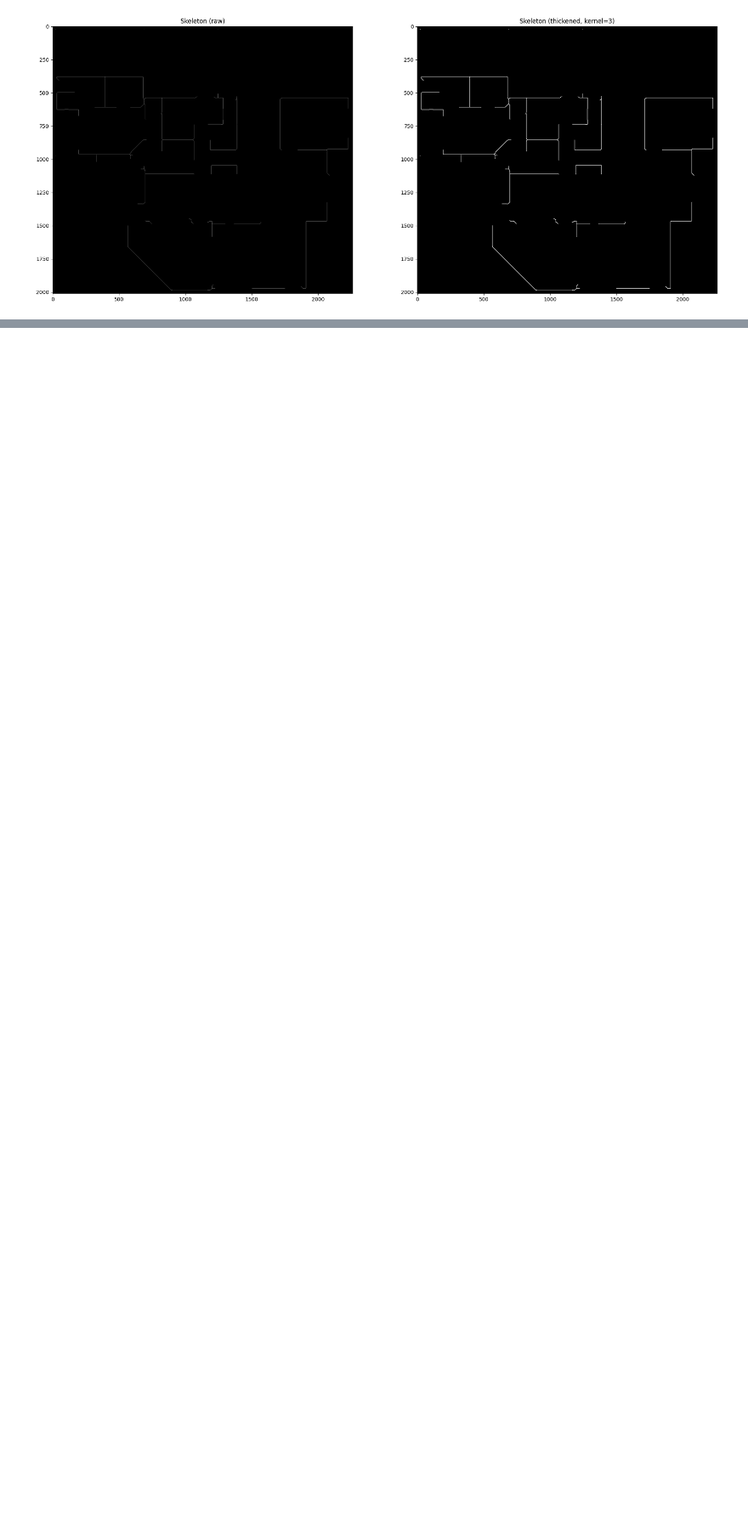
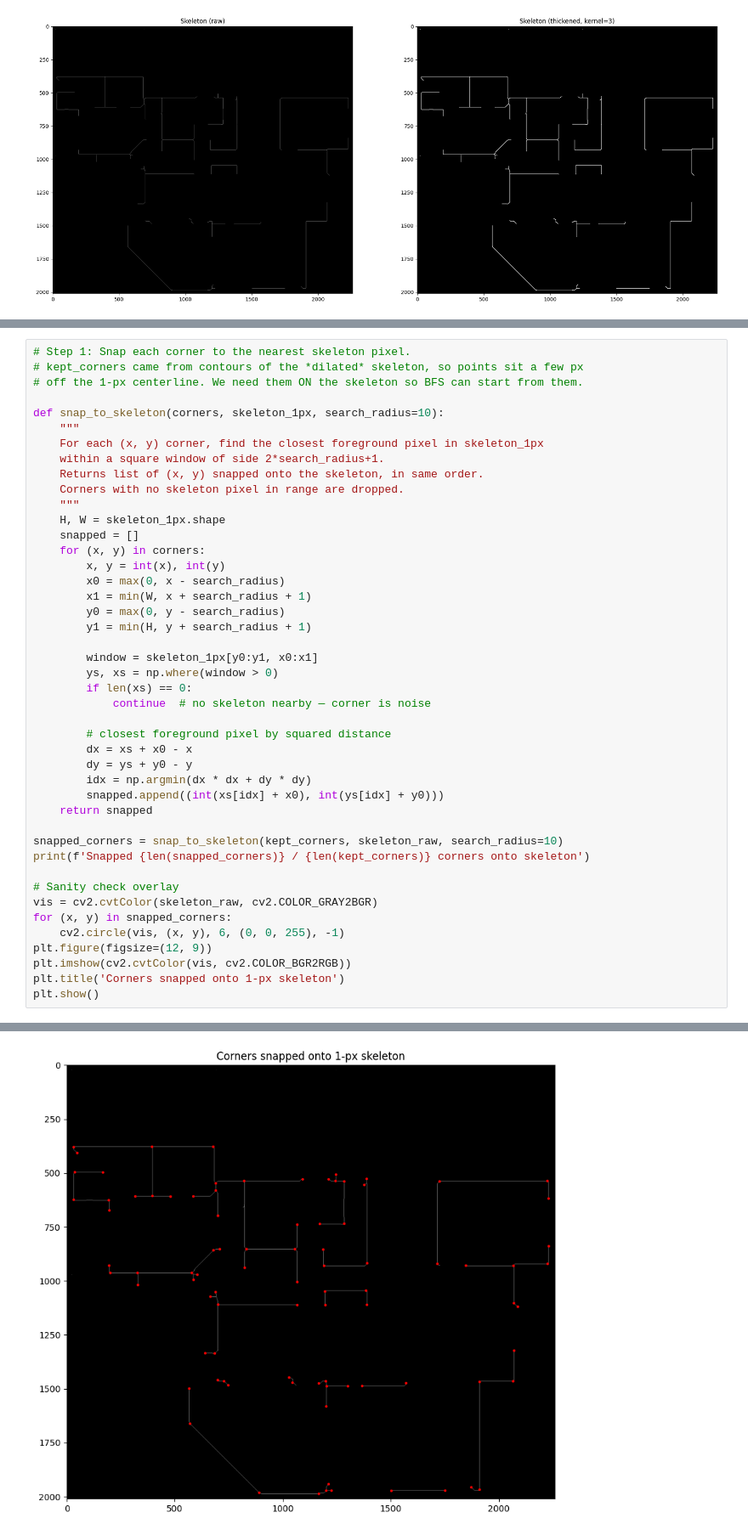
Before and after one commit to ssabrut/generational-bullshit, a Jupyter notebook: notebooks/skeleton_corner_detection.ipynb, the cells around one changed output, grey strips where cells are left out. Shown at 85% size. Drawn from its saved outputs; the diff is of its cells as text; blank space fills up the shorter version.

```diff
--- a/notebooks/skeleton_corner_detection.ipynb
+++ b/notebooks/skeleton_corner_detection.ipynb
@@ -195,0 +205,45 @@ plt.show()
+# %%
+# Step 1: Snap each corner to the nearest skeleton pixel.
+# kept_corners came from contours of the *dilated* skeleton, so points sit a few px
+# off the 1-px centerline. We need them ON the skeleton so BFS can start from them.
+
+def snap_to_skeleton(corners, skeleton_1px, search_radius=10):
+    """
+    For each (x, y) corner, find the closest foreground pixel in skeleton_1px
+    within a square window of side 2*search_radius+1.
+    Returns list of (x, y) snapped onto the skeleton, in same order.
+    Corners with no skeleton pixel in range are dropped.
+    """
+    H, W = skeleton_1px.shape
+    snapped = []
+    for (x, y) in corners:
+        x, y = int(x), int(y)
+        x0 = max(0, x - search_radius)
+        x1 = min(W, x + search_radius + 1)
+        y0 = max(0, y - search_radius)
+        y1 = min(H, y + search_radius + 1)
+
+        window = skeleton_1px[y0:y1, x0:x1]
+        ys, xs = np.where(window > 0)
+        if len(xs) == 0:
+            continue  # no skeleton nearby — corner is noise
+
+        # closest foreground pixel by squared distance
+        dx = xs + x0 - x
+        dy = ys + y0 - y
+        idx = np.argmin(dx * dx + dy * dy)
+        snapped.append((int(xs[idx] + x0), int(ys[idx] + y0)))
+    return snapped
+
+snapped_corners = snap_to_skeleton(kept_corners, skeleton_raw, search_radius=10)
+print(f'Snapped {len(snapped_corners)} / {len(kept_corners)} corners onto skeleton')
+
+# Sanity check overlay
+vis = cv2.cvtColor(skeleton_raw, cv2.COLOR_GRAY2BGR)
+for (x, y) in snapped_corners:
+    cv2.circle(vis, (x, y), 6, (0, 0, 255), -1)
+plt.figure(figsize=(12, 9))
+plt.imshow(cv2.cvtColor(vis, cv2.COLOR_BGR2RGB))
+plt.title('Corners snapped onto 1-px skeleton')
+plt.show()
+# %% [output]
@@ -195,0 +251 @@ plt.show()
+[figure, added]
```
Also changed, not shown: parts of 6 cells of this notebook.
